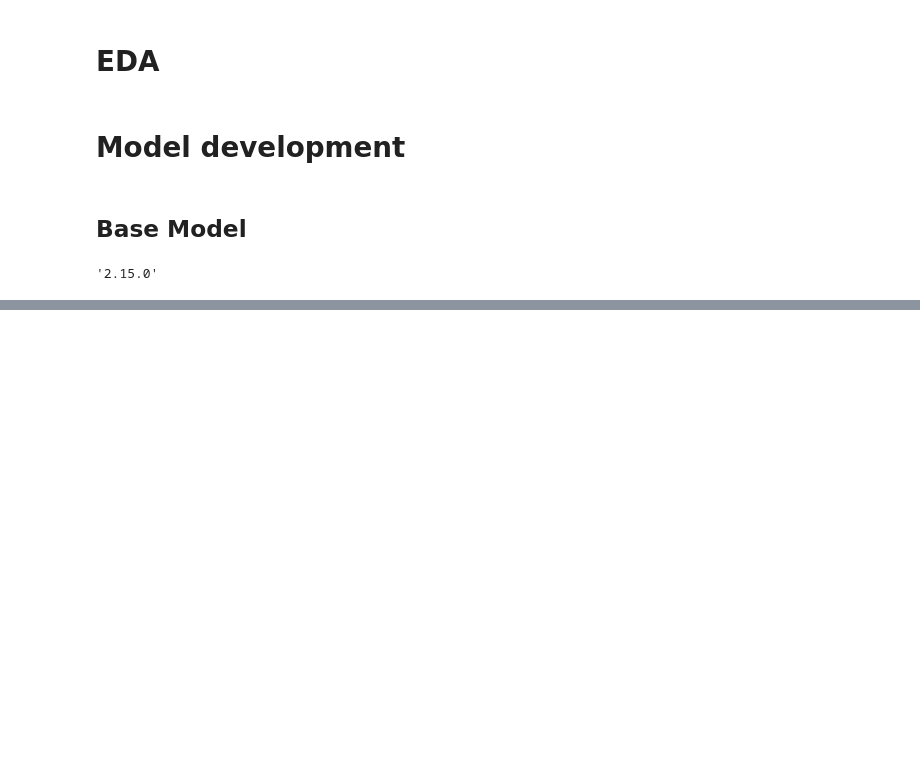
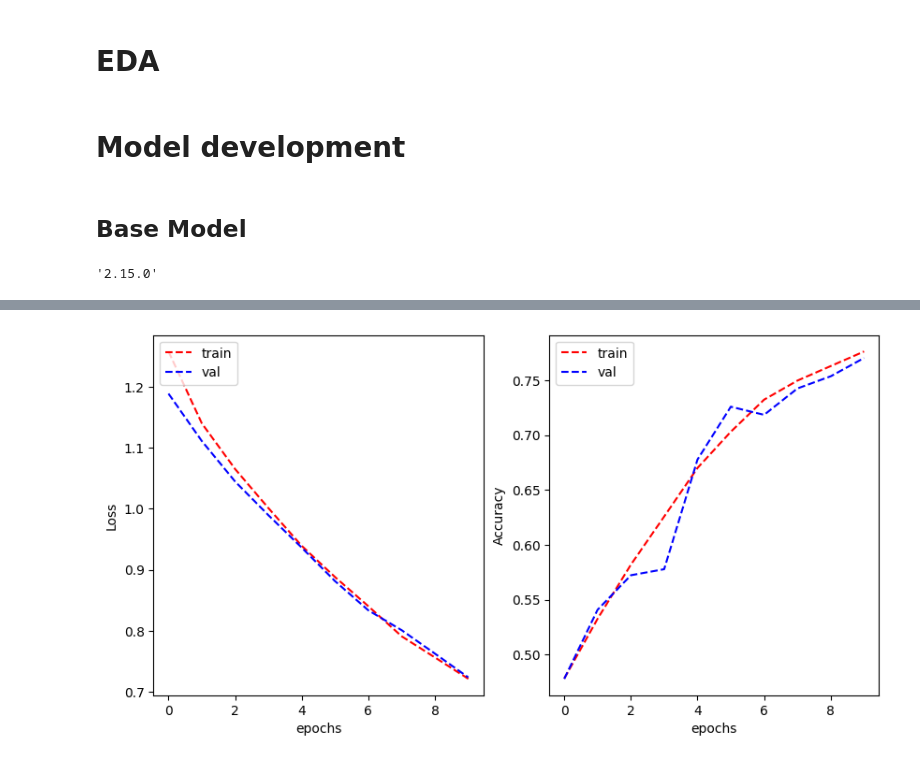
Before and after one commit to afrahhassan/afrahhassan, a Jupyter notebook: assignment2.ipynb, the cells around one changed output, grey strips where cells are left out. Cells and saved outputs as stored; diff of their text form; code cells hidden in the pictures; blank space fills up the shorter version.

```diff
--- a/assignment2.ipynb
+++ b/assignment2.ipynb
@@ -212,5 +239,3 @@ Shape of validation data generated by validation_generator: (28, 28, 1)
 model.compile(optimizer='adam',
               loss='categorical_crossentropy',
               metrics=['accuracy'])
-# %%
-history = model.fit(train_generator, validation_data=validation_generator, epochs=50, verbose=0)
@@ -368,0 +265,28 @@ def plot_learning_curve(train_loss, val_loss, train_metric, val_metric, metric_n
+# %%
+from tensorflow.keras.preprocessing.image import ImageDataGenerator
+
+# Shape
+train_datagen = ImageDataGenerator(rescale=1./255, data_format='channels_last')
+val_datagen = ImageDataGenerator(rescale=1./255, data_format='channels_last')
+
+batch_size = 20
+
+train_generator = train_datagen.flow_from_dataframe(
+        dataframe=X_shape_train,
+        directory='./dataShape/train',
+        x_col="image_path",
+        y_col="encoded_class",
+        target_size=(28, 28),
+        color_mode='grayscale',
+        batch_size=batch_size,
+        class_mode='categorical')
+
+validation_generator = val_datagen.flow_from_dataframe(
+        dataframe=X_shape_val,
+        directory='./dataShape/validation',
+        x_col="image_path",
+        y_col="encoded_class",
+        target_size=(28, 28),
+        color_mode='grayscale',
+        batch_size=batch_size,
+        class_mode='categorical')
@@ -368,0 +302,8 @@ def plot_learning_curve(train_loss, val_loss, train_metric, val_metric, metric_n
+# %%
+history = model.fit(
+    train_generator,
+    steps_per_epoch=train_generator.n // train_generator.batch_size,
+    validation_data=validation_generator,
+    validation_steps=validation_generator.n // validation_generator.batch_size,
+    epochs=10
+)
@@ -368,0 +331,6 @@ def plot_learning_curve(train_loss, val_loss, train_metric, val_metric, metric_n
+# %%
+plot_learning_curve(history.history['loss'], history.history['val_loss'],
+                    history.history['categorical_accuracy'], history.history['val_categorical_accuracy'],
+                    metric_name='Accuracy')
+# %% [output]
+[figure, added]
```
Also changed, not shown: parts of 51 cells of this notebook.
